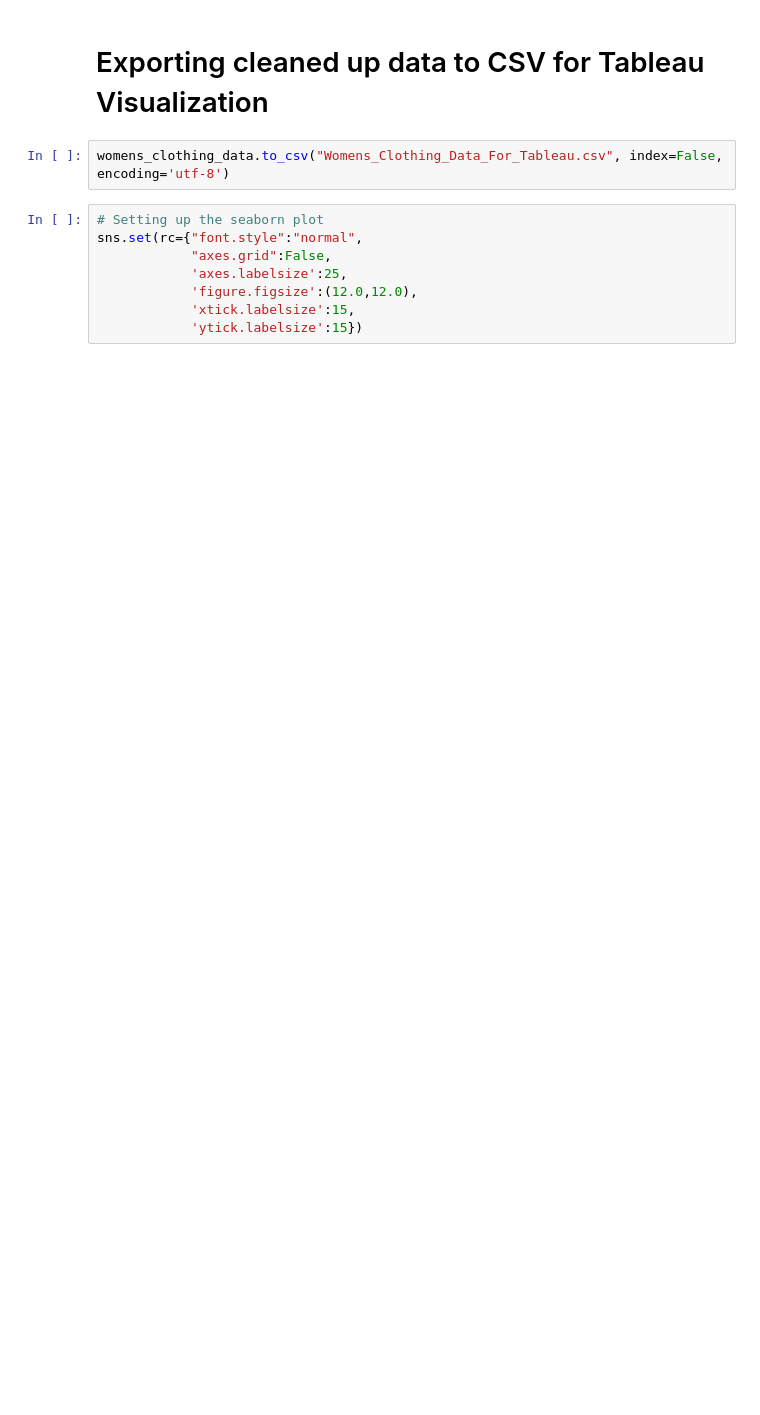
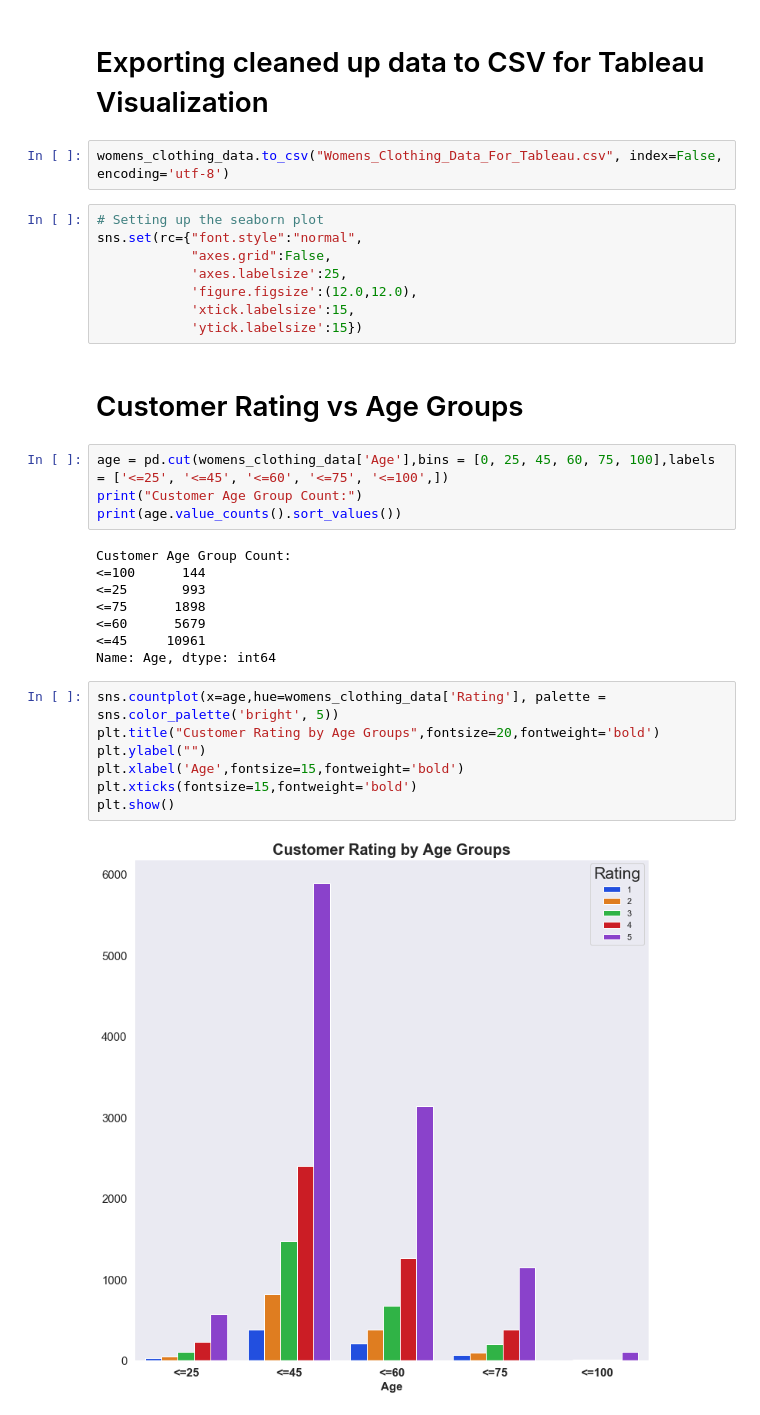
Before and after one commit to skylar17/final_project_CUdbc, a Jupyter notebook: Kamal_Womens_Clothing_Review.ipynb, the cells around one changed output. Drawn from its saved outputs; the diff is of its cells as text; blank space fills up the shorter version.

```diff
--- a/Kamal_Womens_Clothing_Review.ipynb
+++ b/Kamal_Womens_Clothing_Review.ipynb
@@ -192,3 +194,26 @@ sns.set(rc={"font.style":"normal",
             'figure.figsize':(12.0,12.0),
             'xtick.labelsize':15,
             'ytick.labelsize':15})
+# %% [markdown]
+# Customer Rating vs Age Groups
+# %%
+age = pd.cut(womens_clothing_data['Age'],bins = [0, 25, 45, 60, 75, 100],labels = ['<=25', '<=45', '<=60', '<=75', '<=100',])
+print("Customer Age Group Count:")
+print(age.value_counts().sort_values())
+# %% [output]
+Customer Age Group Count:
+<=100      144
+<=25       993
+<=75      1898
+<=60      5679
+<=45     10961
+Name: Age, dtype: int64
+# %%
+sns.countplot(x=age,hue=womens_clothing_data['Rating'], palette = sns.color_palette('bright', 5))
+plt.title("Customer Rating by Age Groups",fontsize=20,fontweight='bold')
+plt.ylabel("")
+plt.xlabel('Age',fontsize=15,fontweight='bold')
+plt.xticks(fontsize=15,fontweight='bold')
+plt.show()
+# %% [output]
+[figure, added]
```
Also changed, not shown: parts of 14 cells of this notebook.
